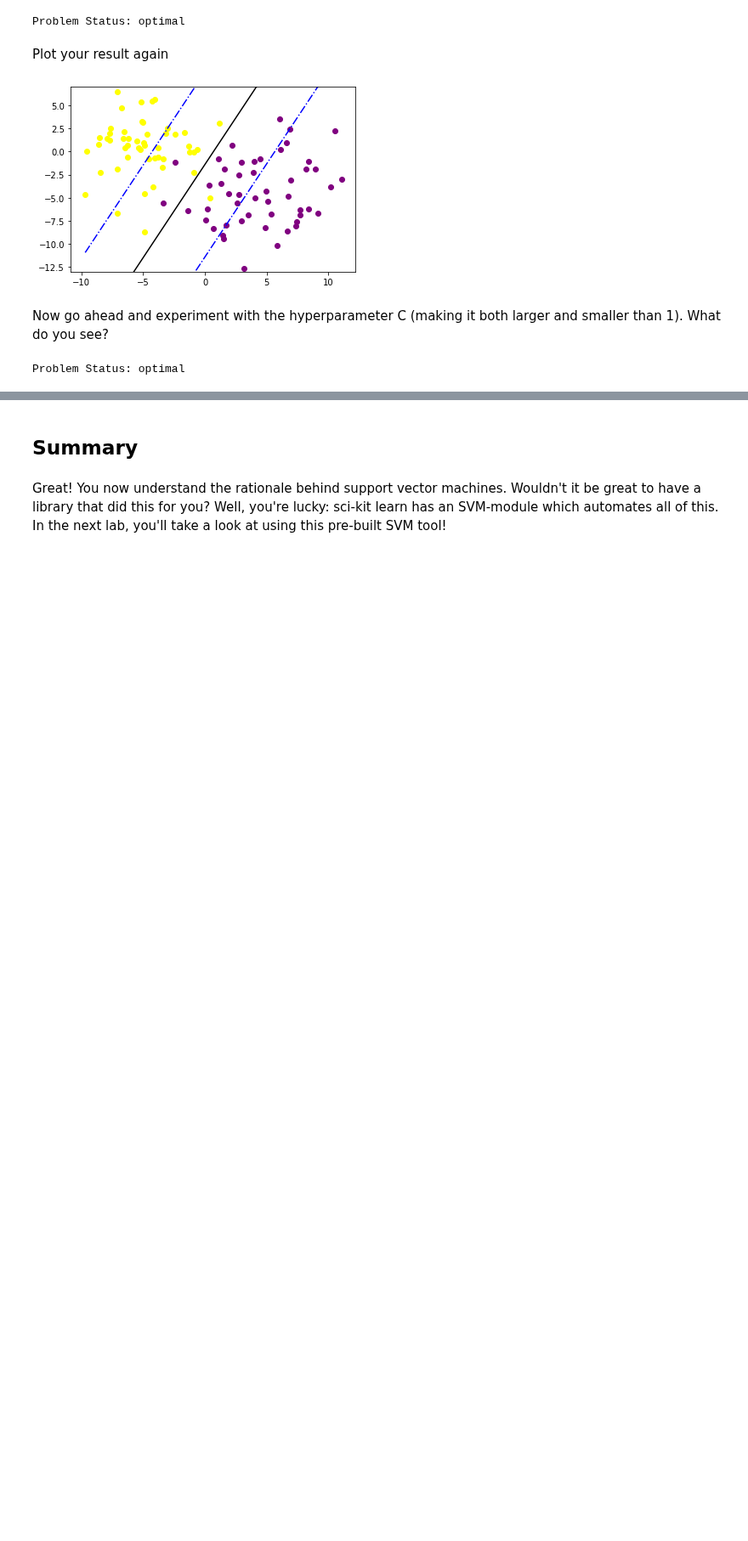
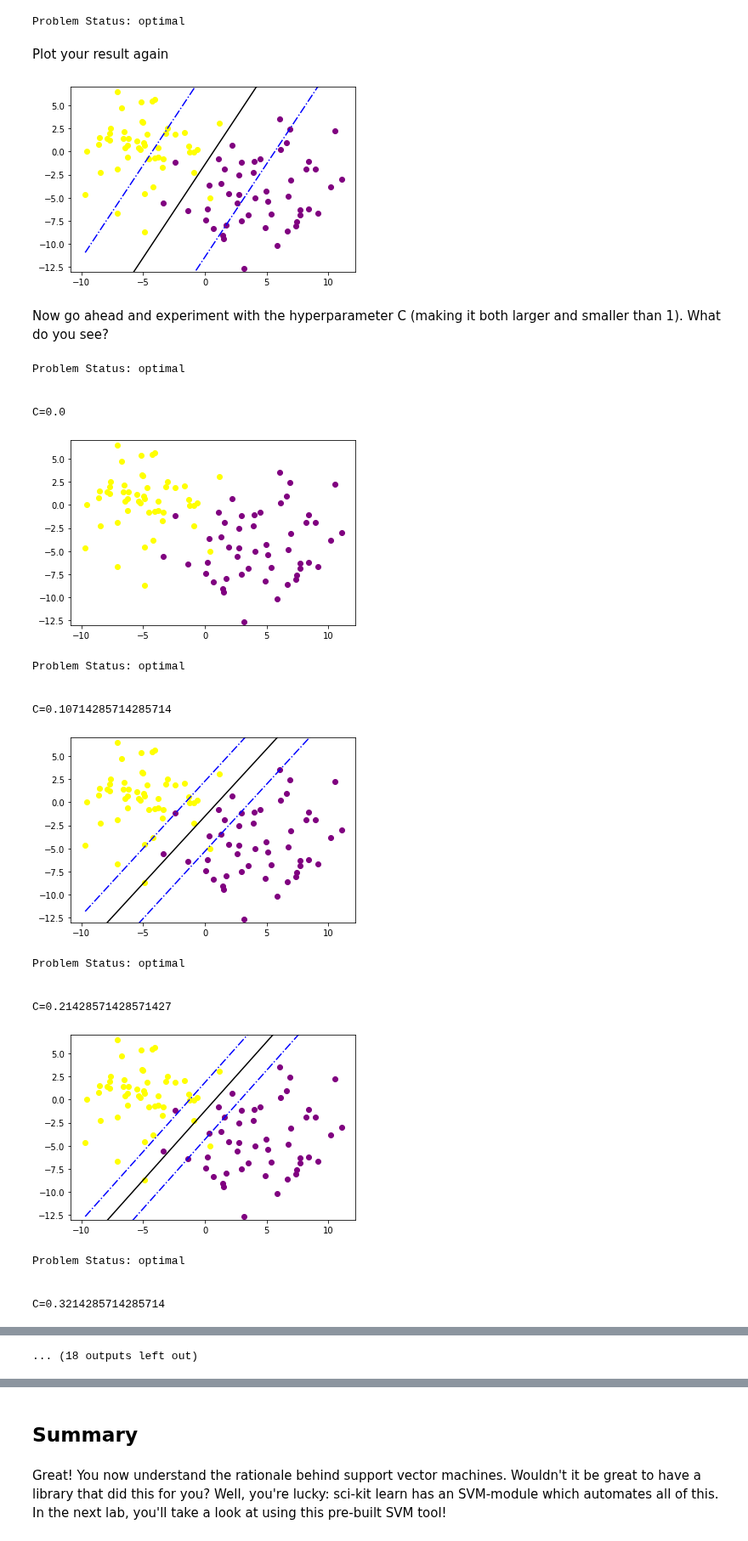
Before and after one commit to lraichik/dsc-building-an-svm-from-scratch-lab-online-ds-ft-051319, a Jupyter notebook: index.ipynb, the cells around one changed output, grey strips where cells are left out. Shown at 85% size. Cells and saved outputs as stored; diff of their text form; code cells hidden in the pictures; blank space fills up the shorter version.

```diff
--- a/index.ipynb
+++ b/index.ipynb
@@ -261,35 +265,61 @@ plotBoundaries(class_1,class_2,w,b)
 # %% [markdown]
 Now go ahead and experiment with the hyperparameter C (making it both larger and smaller than 1). What do you see?
 # %%
-d = 2
-m = 50
-n = 50
+c = np.linspace(0,1.5, 15)
+for a in c:
+    d = 2
+    m = 50
+    n = 50
 
-# Define the variables
-w = cp.Variable(d)
-b = cp.Variable()
-ksi_1 = cp.Variable(m)
-ksi_2 = cp.Variable(n)
+    # Define the variables
+    w = cp.Variable(d)
+    b = cp.Variable()
+    ksi_1 = cp.Variable(m)
+    ksi_2 = cp.Variable(n)
 
-C=0.5
+    C=a
 
-# Define the constraints
-x_constraints = [w.T * class_1[i] + b >= 1 - ksi_1[i]  for i in range(m)]
-y_constraints = [w.T * class_2[i] + b <= -1 + ksi_2[i] for i in range(n)]
-ksi_1_constraints = [ksi_1 >= 0  for i in range(m)]
-ksi_2_constraints = [ksi_2 >= 0  for i in range(n)]
+    # Define the constraints
+    x_constraints = [w.T * class_1[i] + b >= 1 - ksi_1[i]  for i in range(m)]
+    y_constraints = [w.T * class_2[i] + b <= -1 + ksi_2[i] for i in range(n)]
+    ksi_1_constraints = [ksi_1 >= 0  for i in range(m)]
+    ksi_2_constraints = [ksi_2 >= 0  for i in range(n)]
 
-# Sum the constraints
-constraints = x_constraints +  y_constraints + ksi_1_constraints + ksi_2_constraints
+    # Sum the constraints
+    constraints = x_constraints +  y_constraints + ksi_1_constraints + ksi_2_constraints
 
-# Define the objective. Hint: use cp.norm. Add in a C hyperparameter and assume 1 at first
-obj = cp.Minimize(cp.norm(w,2)+ C * (sum(ksi_1)+ sum(ksi_2)))
+    # Define the objective. Hint: use cp.norm. Add in a C hyperparameter and assume 1 at first
+    obj = cp.Minimize(cp.norm(w,2)+ C * (sum(ksi_1)+ sum(ksi_2)))
 
-# Add objective and constraint in the problem
-prob = cp.Problem(obj, constraints)
+    # Add objective and constraint in the problem
+    prob = cp.Problem(obj, constraints)
 
-# Solve the problem
-prob.solve()
-print("Problem Status: %s"%prob.status)
+    # Solve the problem
+    prob.solve()
+    print("Problem Status: %s"%prob.status)
+
+    w=w.value
+    b=b.value
+    print(f'\n\nC={C}')
+    plotBoundaries(class_1,class_2,w,b)
+    plt.show()
 # %% [output]
 Problem Status: optimal
+
+
+C=0.0
+[figure, added]
+Problem Status: optimal
+
+
+C=0.10714285714285714
+[figure, added]
+Problem Status: optimal
+
+
+C=0.21428571428571427
+[figure, added]
+Problem Status: optimal
+
+
+C=0.3214285714285714
@@ -295,0 +337 @@ Problem Status: optimal
+... (18 outputs left out)
```
Also changed, not shown: parts of 5 cells of this notebook.
